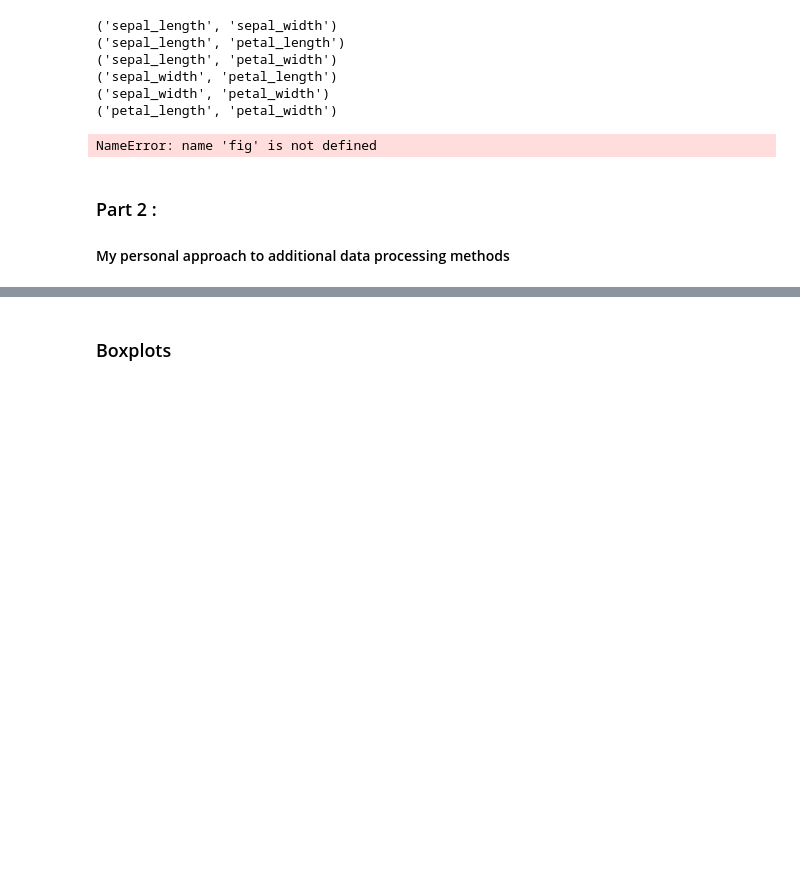
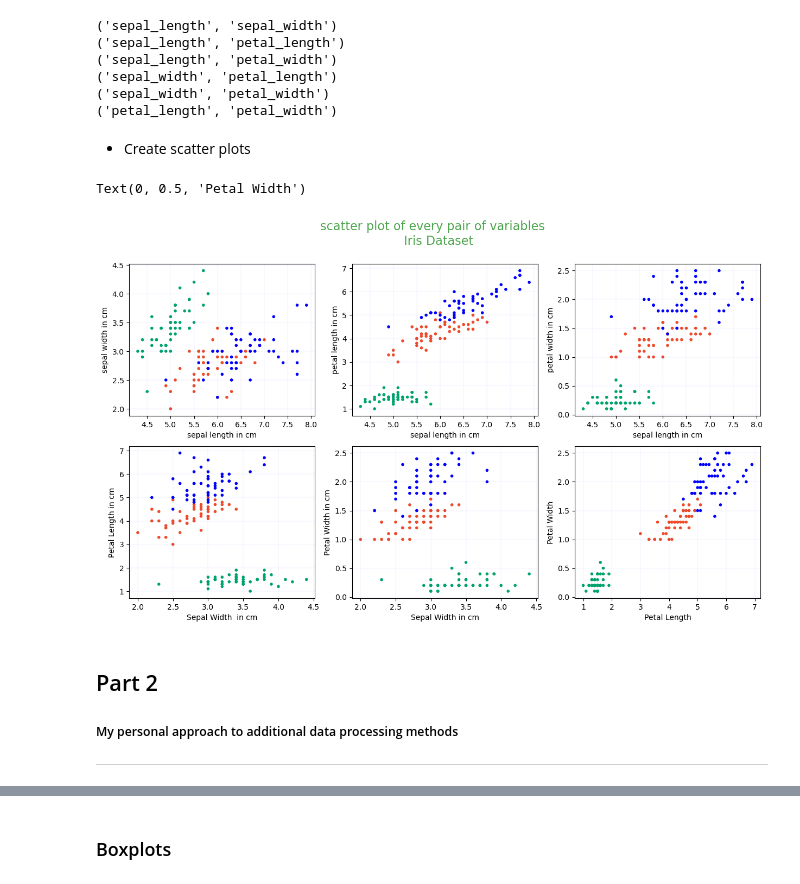
Before and after one commit to Maroua-El-Imame/pands-project, a Jupyter notebook: analysis.ipynb, the cells around one changed output, grey strips where cells are left out. Cells and saved outputs as stored; diff of their text form; code cells hidden in the pictures; blank space fills up the shorter version.

Commit message:
Code error fixed, additional visual' added, analysis started

```diff
--- a/analysis.ipynb
+++ b/analysis.ipynb
@@ -221,31 +222,70 @@ for i in combinations(columns, 2):
 ('sepal_width', 'petal_length')
 ('sepal_width', 'petal_width')
 ('petal_length', 'petal_width')
+# %% [markdown]
+*   Create scatter plots
 # %%
-# add a fig titlesuptitle('3 iris species')
-fig.suptitle(' Scatter Plots of each pair of variables \n Iris data set ', fontsize = 15, color = 'green', )
-# subplots adjust parameters
-#
-plt.subplots_adjust(hspace=0.3, top=0.9)
+# create a colorolor dictionary
+# medium ref
 
-# 1st plot (Scatter plot of Sepal Length vs Sepal Width ) in 1st row, 1st , with color refernce to iris species
-# reference : https://monayo.medium.com/creating-a-scatter-plot-where-points-are-colored-according-to-a-categorical-variable-in-python-c9624be2f39c#:~:text=plt.scatter(iris%5B%27Petal.Length%27%5D%2Ciris%5B%27Sepal.Length%27%5D%2Cc%3Dcolors)
+# assigning colors to species
+# reference : https://htmlcolorcodes.com/colors/
+species_colors = {
+    'Iris-setosa': '#00A36C',
+    'Iris-versicolor': '#EE4B2B',
+    'Iris-virginica': 'blue'
+}
+# slice the class column to colors
+colors = iris_data['class'].map(species_colors)
 
+# create a  grid of 2 rows 3 columns each (6 plots)
+# reference :
+fig, axs = plt.subplots(2, 3, figsize=(15, 8), )
+fig.suptitle('scatter plot of every pair of variables \n  Iris Dataset', size=16, c='g', alpha = 0.7)
+
+# 1st plot (Scatter plot of Sepal Length vs Sepal Width ) in 1st row, 1st column , with color refernce to iris species
+# reference : https://monayo.
 axs[0, 0].scatter(sepal_length, sepal_width, marker='.',  c=colors)
 # add a grid to simplfy repering the corresponding points
 axs[0, 0].grid(color='blue', linestyle='--', linewidth=0.05)
 # set x and y axis labels
 axs[0, 0].set_xlabel('sepal length in cm')
 axs[0, 0].set_ylabel('sepal width in cm')
 
-
-# 2nd plot (Scatter plot of Sepal Length vs Petal Length) in 1st row, 2nd column
+# 2nd plot (Scatter plot of Sepal Length vs Petal Length) in 1st row
 axs[0, 1].scatter(sepal_length, petal_length, marker='.',  c=colors)
 axs[0, 1].grid(color='blue', linestyle='--', linewidth=0.05)
 axs[0, 1].set_xlabel('sepal length in cm')
 axs[0, 1].set_ylabel('petal length in cm')
+
+# 3rd plot (Scatter plot of Sepal Length vs Petal Width) in 1st row,
+axs[0, 2].scatter(sepal_length, petal_width, marker='.',  c=colors)
+axs[0, 2].grid(color='blue', linestyle='--', linewidth=0.05)
+axs[0, 2].set_xlabel('sepal length in cm')
+axs[0, 2].set_ylabel('petal width in cm')
+
+# 4th plot (Scatter plot of Sepal Width vs Petal Length) in 2nd row
+axs[1, 0].scatter(sepal_width, petal_length, marker='.',  c=colors)
+axs[1, 0].grid(color='blue', linestyle='--', linewidth=0.05)
+axs[1, 0].set_xlabel('Sepal Width  in cm')
+axs[1, 0].set_ylabel('Petal Length in cm')
+
+# 5th plot (Scatter plot of Sepal Width vs Petal Width ) in 2nd row
+axs[1, 1].scatter(sepal_width, petal_width, marker='.',  c=colors)
+axs[1, 1].grid(color='blue', linestyle='--', linewidth=0.05)
+axs[1, 1].set_xlabel('Sepal Width in cm')
+axs[1, 1].set_ylabel('Petal Width in cm')
+
+# 6th plot (Scatter plot of Petal Length vs Petal Width) in 2nd row,
+axs[1, 2].scatter(petal_length, petal_width, marker='.',  c=colors)
+axs[1, 2].grid(color='blue', linestyle='--', linewidth=0.05)
+axs[1, 2].set_xlabel('Petal Length')
+axs[1, 2].set_ylabel('Petal Width')
 # %% [output]
-NameError: name 'fig' is not defined
+Text(0, 0.5, 'Petal Width')
+[figure, added]
 # %% [markdown]
-### Part 2 :
-#### My personal approach to additional data processing methods
+## Part 2
+##### My personal approach to additional data processing methods
+
+---
```
Also changed, not shown: parts of 33 cells of this notebook.
